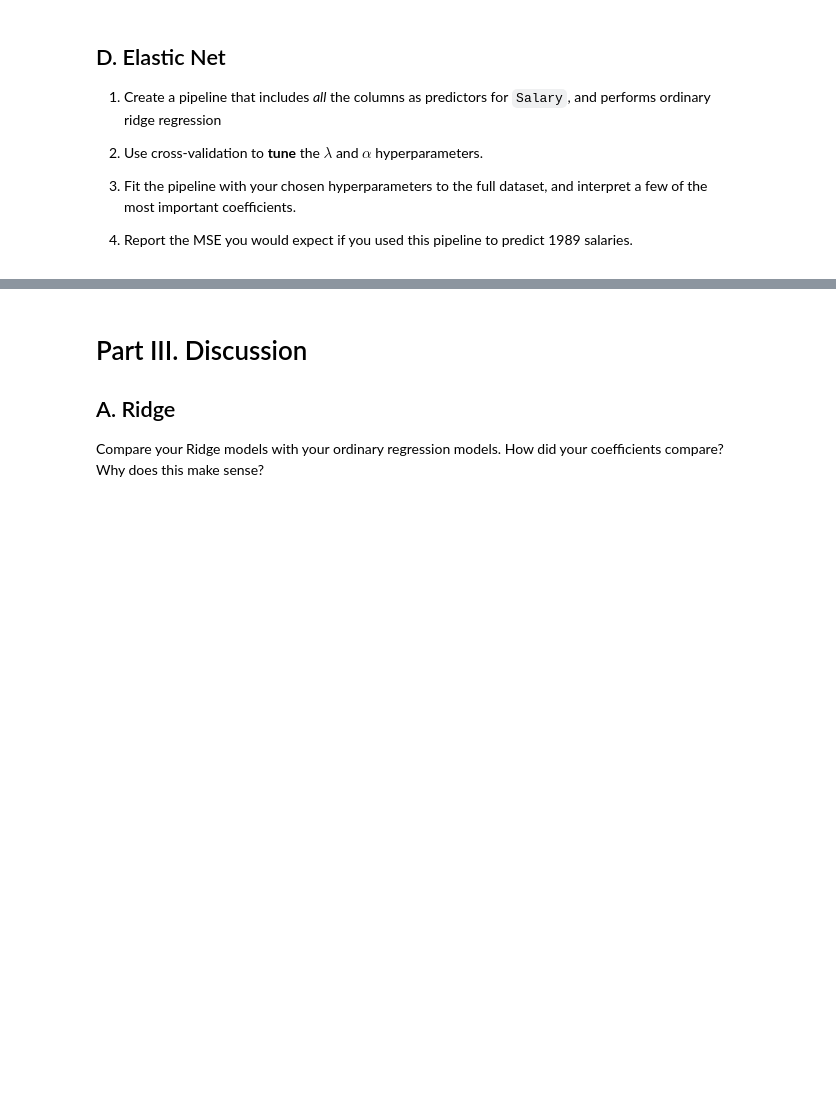
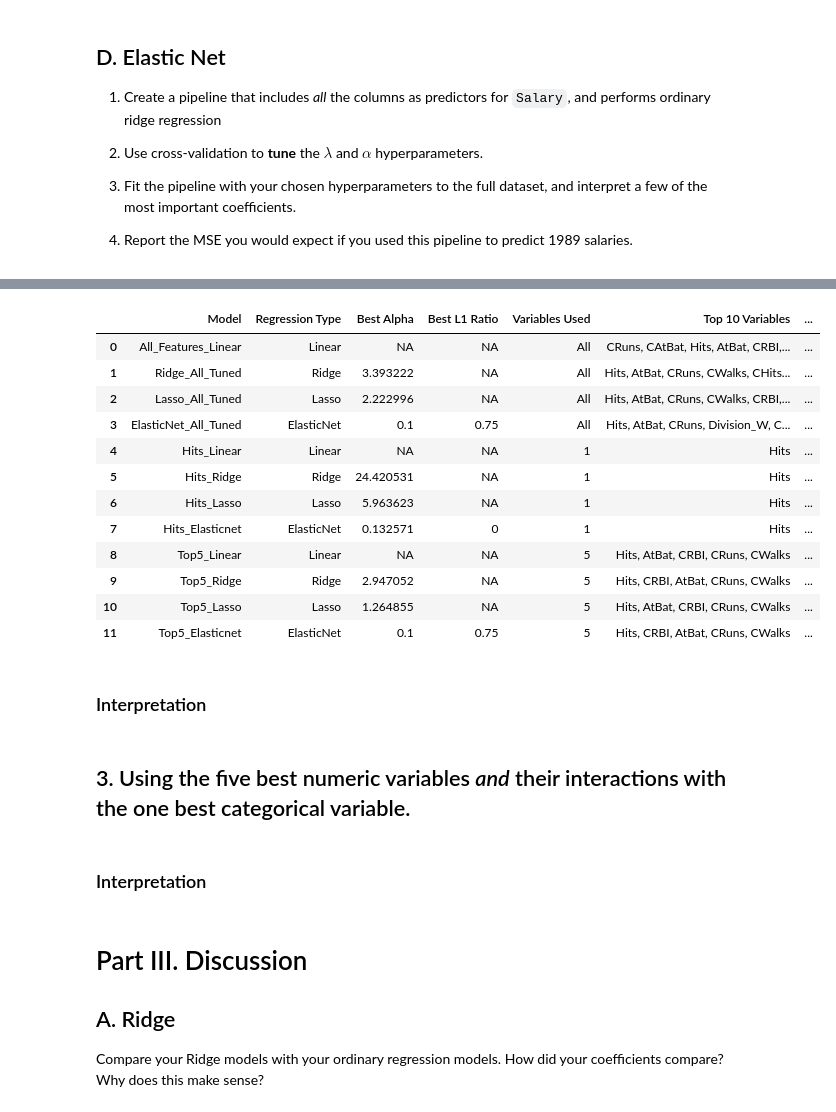
Before and after one commit to PharaohPooh/GSB_544, a Jupyter notebook: Week_7/Lab 6- Variable Selection and Regularization.ipynb, the cells around one changed output, grey strips where cells are left out. Drawn from its saved outputs; the diff is of its cells as text; code cells hidden in the pictures; blank space fills up the shorter version.

Commit message:
Before adding interactions

```diff
--- a/Week_7/Lab 6- Variable Selection and Regularization.ipynb
+++ b/Week_7/Lab 6- Variable Selection and Regularization.ipynb
@@ -250,14 +287,14 @@ Best alpha: 3.5565
 # %%
-# Get coefficients
-fitted_pipe = model_library[model_name]
-feature_names = fitted_pipe.named_steps['preprocess'].get_feature_names_out()
-coefficients = fitted_pipe.named_steps['ridge'].coef_
+# # Get coefficients
+# fitted_pipe = model_library[model_name]
+# feature_names = fitted_pipe.named_steps['preprocess'].get_feature_names_out()
+# coefficients = fitted_pipe.named_steps['ridge'].coef_
 
 
-coef_df = pd.DataFrame({
-    'Feature': feature_names,
-    'Coefficient': coefficients
-}).sort_values('Coefficient', key=abs, ascending=False)
+# coef_df = pd.DataFrame({
+#     'Feature': feature_names,
+#     'Coefficient': coefficients
+# }).sort_values('Coefficient', key=abs, ascending=False)
 
-# Top 10 coefficients
-print(coef_df.head(10))
+# # Top 10 coefficients
+# print(coef_df.head(10))
@@ -335,14 +425,14 @@ cumulative_models
 # %%
-# Get coefficients
-fitted_pipe = model_library[model_name]
-feature_names = fitted_pipe.named_steps['preprocess'].get_feature_names_out()
-coefficients = fitted_pipe.named_steps['lasso'].coef_
+# # Get coefficients
+# fitted_pipe = model_library[model_name]
+# feature_names = fitted_pipe.named_steps['preprocess'].get_feature_names_out()
+# coefficients = fitted_pipe.named_steps['lasso'].coef_
 
 
-coef_df = pd.DataFrame({
-    'Feature': feature_names,
-    'Coefficient': coefficients
-}).sort_values('Coefficient', key=abs, ascending=False)
+# coef_df = pd.DataFrame({
+#     'Feature': feature_names,
+#     'Coefficient': coefficients
+# }).sort_values('Coefficient', key=abs, ascending=False)
 
-# Top 10 coefficients
-print(coef_df.head(10))
+# # Top 10 coefficients
+# print(coef_df.head(10))
@@ -633,3 +775,25 @@ run_linear_regression("LinearFuntTest2", None)
+# %%
+run_elasticnet_regression("Top5_Elasticnet", features=['CRuns', 'Hits', 'AtBat', 'CRBI', 'CWalks'])
+# %% [output]
+|  | Model | Regression Type | Best Alpha | Best L1 Ratio | Variables Used | Top 10 Variables | ... |
+| 0 | All_Features_Linear | Linear | NA | NA | All | CRuns, CAtBat, Hits, AtBat, CRBI,... | ... |
+| 1 | Ridge_All_Tuned | Ridge | 3.393222 | NA | All | Hits, AtBat, CRuns, CWalks, CHits... | ... |
+| 2 | Lasso_All_Tuned | Lasso | 2.222996 | NA | All | Hits, AtBat, CRuns, CWalks, CRBI,... | ... |
+| 3 | ElasticNet_All_Tuned | ElasticNet | 0.1 | 0.75 | All | Hits, AtBat, CRuns, Division_W, C... | ... |
+| 4 | Hits_Linear | Linear | NA | NA | 1 | Hits | ... |
+| 5 | Hits_Ridge | Ridge | 24.420531 | NA | 1 | Hits | ... |
+| 6 | Hits_Lasso | Lasso | 5.963623 | NA | 1 | Hits | ... |
+| 7 | Hits_Elasticnet | ElasticNet | 0.132571 | 0 | 1 | Hits | ... |
+| 8 | Top5_Linear | Linear | NA | NA | 5 | Hits, AtBat, CRBI, CRuns, CWalks | ... |
+| 9 | Top5_Ridge | Ridge | 2.947052 | NA | 5 | Hits, CRBI, AtBat, CRuns, CWalks | ... |
+| 10 | Top5_Lasso | Lasso | 1.264855 | NA | 5 | Hits, AtBat, CRBI, CRuns, CWalks | ... |
+| 11 | Top5_Elasticnet | ElasticNet | 0.1 | 0.75 | 5 | Hits, CRBI, AtBat, CRuns, CWalks | ... |
+# %% [markdown]
+### Interpretation
+# %% [markdown]
+## 3.  Using the five best numeric variables *and* their interactions with the one best categorical variable.
+# %% [markdown]
+### Interpretation
 # %% [markdown]
 # Part III. Discussion
 
```
Also changed, not shown: parts of 31 cells of this notebook.
